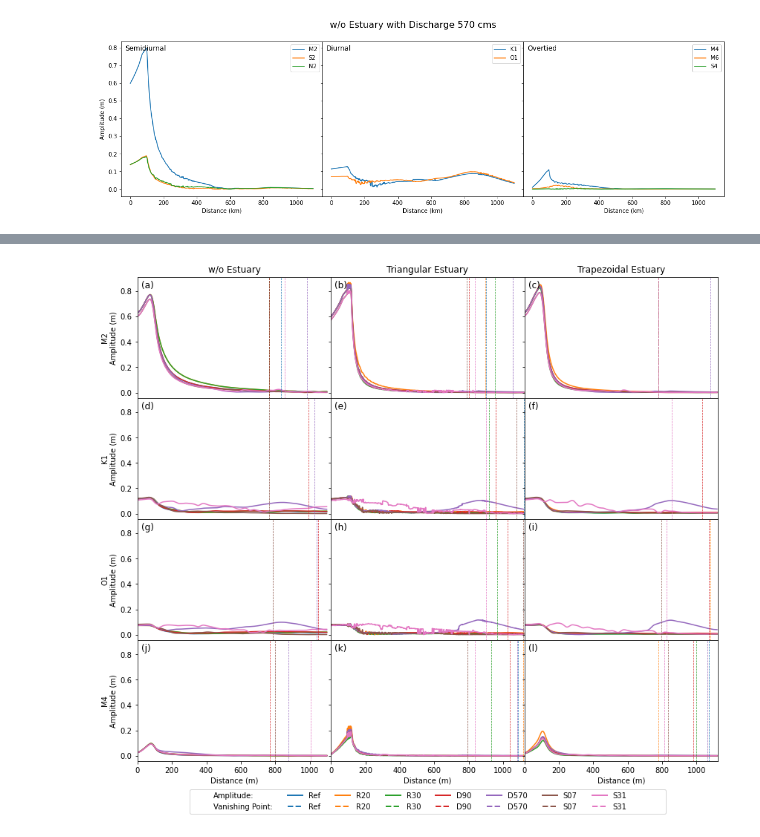
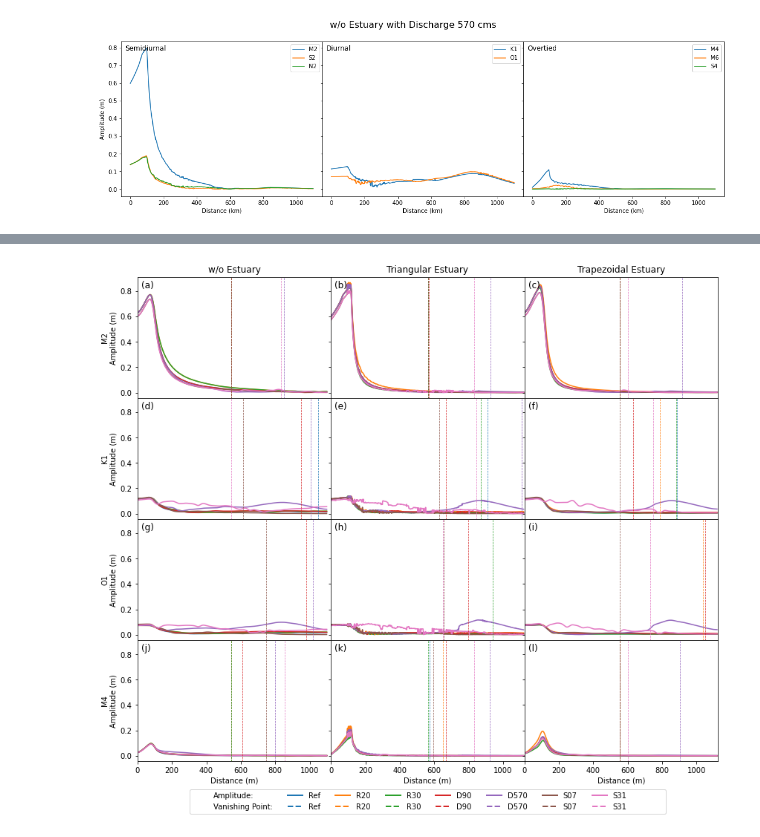
Before and after one commit to cheginit/coastal_transition_zone, a Jupyter notebook: notebooks/tidal_vanishing.ipynb, the cells around one changed output, grey strips where cells are left out. Saved outputs shown, nothing was run; the diff lists cells and outputs as text; code cells hidden in the pictures.

```diff
--- a/notebooks/tidal_vanishing.ipynb
+++ b/notebooks/tidal_vanishing.ipynb
@@ -151,3 +151,21 @@ fig.suptitle(f"{CLASSES[cl]} with {SCNEARIOS[sc]}", size=16)
 fig.savefig(Path(img_path, "tide_constituents_example.png"), **SAVE_KWDS)
 # %% [output]
 [figure]
+# %%
+cl, tc, s = "C3", "S2", "R30"
+win_width = int(0.02 * amps[cl]["x"]["Ref"].max() / amps[cl]["x"]["Ref"].diff().max())
+indexer = pd.api.indexers.FixedForwardWindowIndexer(window_size=win_width)
+amp = amps[cl][tc].rolling(window=indexer, min_periods=1).mean()
+amp = amp.iloc[::-1].rolling(window=indexer, min_periods=1).mean().iloc[::-1]
+amp = amp.rolling(window=indexer, min_periods=1).mean()
+excd = gh.exceedance(amp)
+vp = {}
+vp_x = {}
+probs = {60: "g", 70: "r", 80: "k"}
+for p in probs:
+    vp[p] = excd[excd[f"{s}_rank"] <= p].iloc[-1][s]
+    vp_idx = amp[s][
+        amp[s].rolling(win_width, center=True).max() > vp[p]
+    ].last_valid_index()
+    if len(amp) - vp_idx >= win_width:
+        vp_x[p] = amps[cl]["x"].iloc[vp_idx - win_width][s]
@@ -193,7 +227,7 @@ for i in range(4):
                     plt.Line2D([0], [0], color=c, label=s, lw=2, ls="--"),
                 ]
             )
-            vp_t = excd[excd[f"{s}_rank"] <= 70].iloc[-1][s]
+            vp_t = excd[excd[f"{s}_rank"] <= 50].iloc[-1][s]
             vp_idx = amp[s][
                 amp[s].rolling(win_width, center=True).max() > vp_t
             ].last_valid_index()
@@ -213,34 +247,34 @@ for i in range(4):
         )
         ax.text(
             0.02,
             0.97,
             text,
             size=12,
             horizontalalignment="left",
             verticalalignment="top",
             transform=ax.transAxes,
         )
         ax.margins(x=0)
         if i == 0:
             ax.set_title(CLASSES[cl])
         if j == 0:
             ax.set_ylabel(f"{tc}\nAmplitude (m)")
         if i == 3:
             ax.set_xlabel("Distance (m)")
         if i == 3 and j == 1:
             legends = [f"{s} (Amp.)" for s in amp.columns] + [
                 f"{s} (VP)" for s in amp.columns
             ]
             ax.legend(
                 handles=handles,
                 loc="upper center",
                 bbox_to_anchor=(0.5, -0.2),
                 ncol=len(amp.columns) + 2,
             )
     vanish_pts[tc] = pd.DataFrame(vp_x)
 fig.savefig(Path(img_path, "vanishing_point.png"), **SAVE_KWDS)
 # %% [output]
-[figure, old version]
+[figure, new version]
 # %%
 for c, df in vanish_pts.items():
     df.to_csv(Path(out_path, f"vp_{c}.csv"))
```
Also changed, not shown: parts of 5 cells of this notebook, 7 other files.
